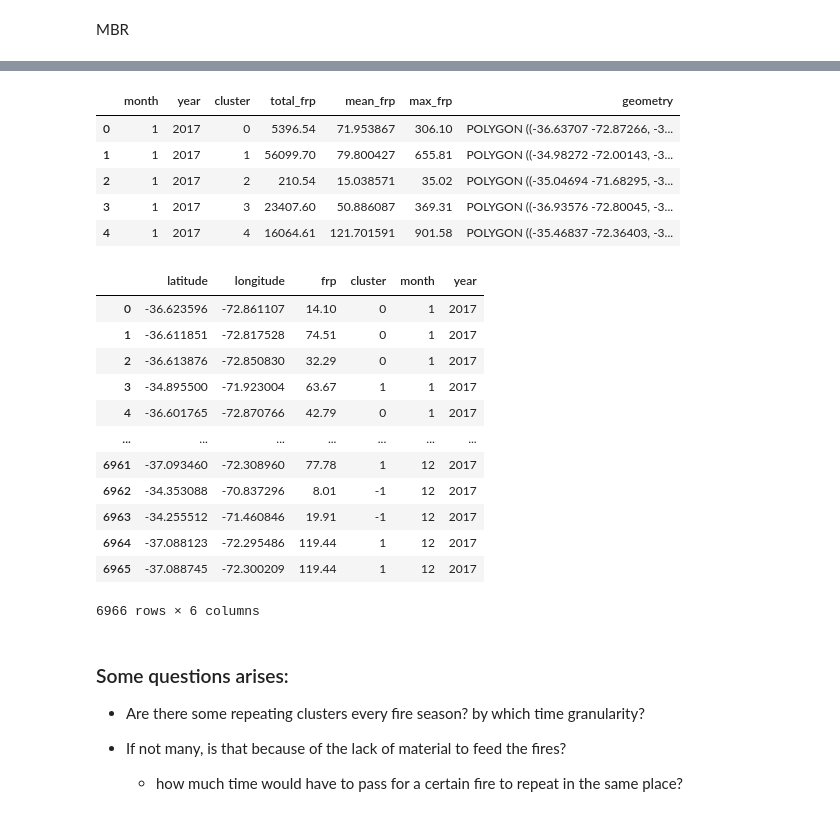
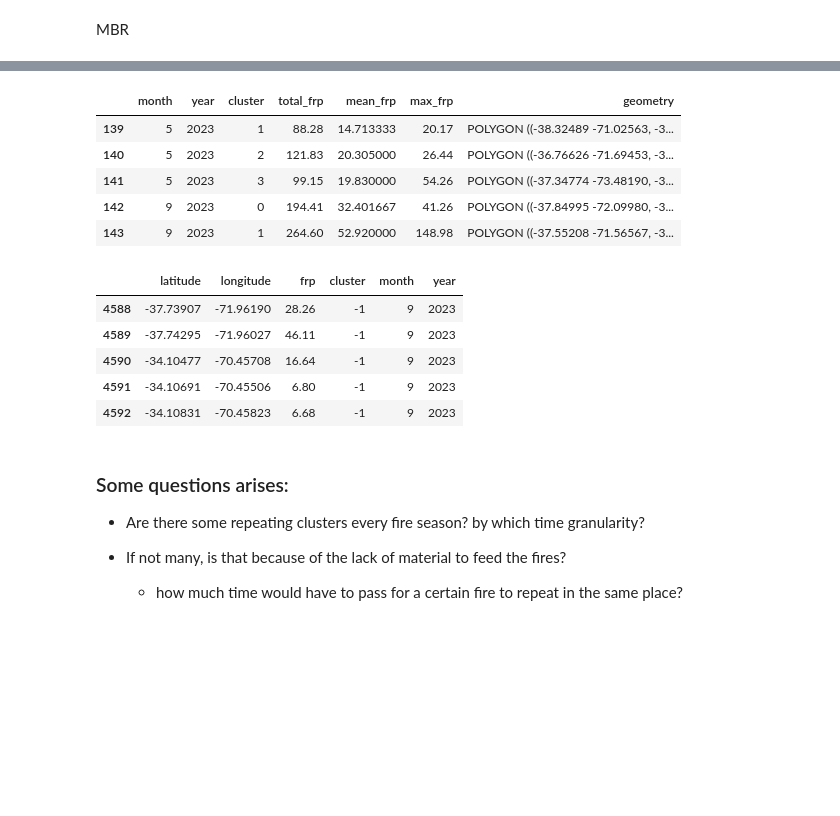
Before and after one commit to sebastiantare/chileanfires, a Jupyter notebook: Notebook.ipynb, the cells around one changed output, grey strips where cells are left out. Cells and saved outputs as stored; diff of their text form; code cells hidden in the pictures; blank space fills up the shorter version.

```diff
--- a/Notebook.ipynb
+++ b/Notebook.ipynb
@@ -83,6 +99,9 @@ df_archive.head()
 # %%
+df_archive = pd.concat([df_archive, df_nrt], axis=0).reset_index()
 new_df = df_archive.set_index(['acq_date', 'acq_time'])
 new_df.to_csv('test.csv')
+# %%
+df_archive.drop(columns='type', inplace=True)
 # %%
 df_archive.describe().T
 # %% [output]
@@ -151,22 +159,21 @@ a = a[a['type'] == 0]
 a = a[a['confidence'] == "n"]
 px.line(a, x='acq_date', y='frp', color="daynight", title="Count of fires")
 # %%
-a = df_archive[['latitude', 'longitude', 'acq_date', 'acq_time', 'frp', 'type', 'confidence', 'scan', 'track']].copy()
+a = df_archive[['latitude', 'longitude', 'acq_date', 'acq_time', 'frp', 'confidence', 'scan', 'track']].copy()
 a['year'] = a['acq_date'].dt.year
 a['month'] = a['acq_date'].dt.month
 a['day'] = a['acq_date'].dt.day
 a['weekofyear'] = a['acq_date'].dt.isocalendar().week
-a = a.groupby(['latitude', 'longitude', 'year', 'type', 'confidence', 'track', 'month'])['frp'].mean().reset_index()
+a = a.groupby(['latitude', 'longitude', 'year', 'confidence', 'track', 'month'])['frp'].mean().reset_index()
 a = a.sort_values(by='year', ascending=True)
-a = a[a['type'] == 0]
 #a = a[~(a['confidence'] == 'l')]
 #a = a[(a['confidence'] == 'n') | (a['confidence'] == 'h')]
 a = a[(a['confidence'] == 'h')]
 #b = a[(a['year'] == 2021) & (a['month'] >= 1) & (a['month'] <= 1)].copy()
-b = a[(a['year'] == 2021)].copy()
+b = a[(a['year'] == 2023)].copy()
 b = b.sort_values(by='month', ascending=True)
 fig = px.scatter_mapbox(b, lat="latitude", lon="longitude", animation_frame='month', color="frp", size='frp', zoom=3, title='Emmissions') # size='frp'
-fig.update_layout(mapbox_style='satellite', title='Emissions', height=800)
+fig.update_layout(mapbox_style='satellite', title='Fires from 2023 by month and high confidence', height=800)
 fig.show()
 # %%
 # Number of fires
@@ -175,7 +182,7 @@ px.bar(b, x='year', y='frp')
 # %% [markdown]
 MBR
 # %%
-b = a[(a['year'] == 2017)].copy()
+b = a[(a['year'] == 2023)].copy()
 
 coords = b[['latitude', 'longitude']].values
 
@@ -254,30 +260,23 @@ mbr_data.loc[0]['mbr']
 # %%
 geo_df = gpd.GeoDataFrame(geometry=mbr_data['mbr'], data=mbr_data.drop(columns=['mbr']))
 # %%
-geo_df.head()
+geo_df.tail()
 # %% [output]
 |  | month | year | cluster | total_frp | mean_frp | max_frp | geometry |
-| 0 | 1 | 2017 | 0 | 5396.54 | 71.953867 | 306.10 | POLYGON ((-36.63707 -72.87266, -3... |
-| 1 | 1 | 2017 | 1 | 56099.70 | 79.800427 | 655.81 | POLYGON ((-34.98272 -72.00143, -3... |
-| 2 | 1 | 2017 | 2 | 210.54 | 15.038571 | 35.02 | POLYGON ((-35.04694 -71.68295, -3... |
-| 3 | 1 | 2017 | 3 | 23407.60 | 50.886087 | 369.31 | POLYGON ((-36.93576 -72.80045, -3... |
-| 4 | 1 | 2017 | 4 | 16064.61 | 121.701591 | 901.58 | POLYGON ((-35.46837 -72.36403, -3... |
+| 139 | 5 | 2023 | 1 | 88.28 | 14.713333 | 20.17 | POLYGON ((-38.32489 -71.02563, -3... |
+| 140 | 5 | 2023 | 2 | 121.83 | 20.305000 | 26.44 | POLYGON ((-36.76626 -71.69453, -3... |
+| 141 | 5 | 2023 | 3 | 99.15 | 19.830000 | 54.26 | POLYGON ((-37.34774 -73.48190, -3... |
+| 142 | 9 | 2023 | 0 | 194.41 | 32.401667 | 41.26 | POLYGON ((-37.84995 -72.09980, -3... |
+| 143 | 9 | 2023 | 1 | 264.60 | 52.920000 | 148.98 | POLYGON ((-37.55208 -71.56567, -3... |
 # %%
-clustered_data
+clustered_data.tail()
 # %% [output]
 |  | latitude | longitude | frp | cluster | month | year |
-| 0 | -36.623596 | -72.861107 | 14.10 | 0 | 1 | 2017 |
-| 1 | -36.611851 | -72.817528 | 74.51 | 0 | 1 | 2017 |
-| 2 | -36.613876 | -72.850830 | 32.29 | 0 | 1 | 2017 |
-| 3 | -34.895500 | -71.923004 | 63.67 | 1 | 1 | 2017 |
-| 4 | -36.601765 | -72.870766 | 42.79 | 0 | 1 | 2017 |
-| ... | ... | ... | ... | ... | ... | ... |
-| 6961 | -37.093460 | -72.308960 | 77.78 | 1 | 12 | 2017 |
-| 6962 | -34.353088 | -70.837296 | 8.01 | -1 | 12 | 2017 |
-| 6963 | -34.255512 | -71.460846 | 19.91 | -1 | 12 | 2017 |
-| 6964 | -37.088123 | -72.295486 | 119.44 | 1 | 12 | 2017 |
-| 6965 | -37.088745 | -72.300209 | 119.44 | 1 | 12 | 2017 |
+| 4588 | -37.73907 | -71.96190 | 28.26 | -1 | 9 | 2023 |
+| 4589 | -37.74295 | -71.96027 | 46.11 | -1 | 9 | 2023 |
+| 4590 | -34.10477 | -70.45708 | 16.64 | -1 | 9 | 2023 |
+| 4591 | -34.10691 | -70.45506 | 6.80 | -1 | 9 | 2023 |
+| 4592 | -34.10831 | -70.45823 | 6.68 | -1 | 9 | 2023 |
-6966 rows × 6 columns
 # %%
 fig = px.scatter_mapbox(
     clustered_data,
```
Also changed, not shown: parts of 30 cells of this notebook, 5 other files.
